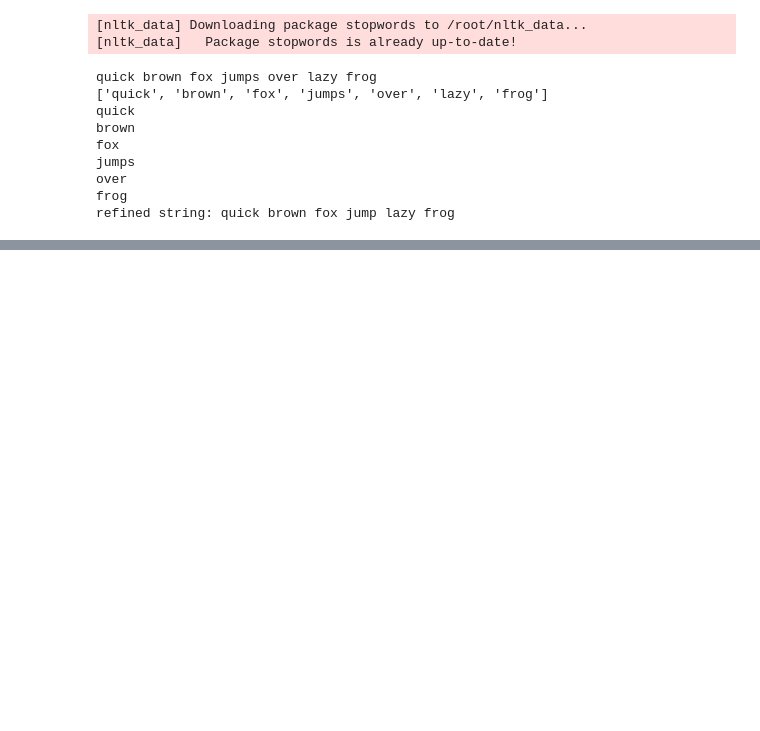
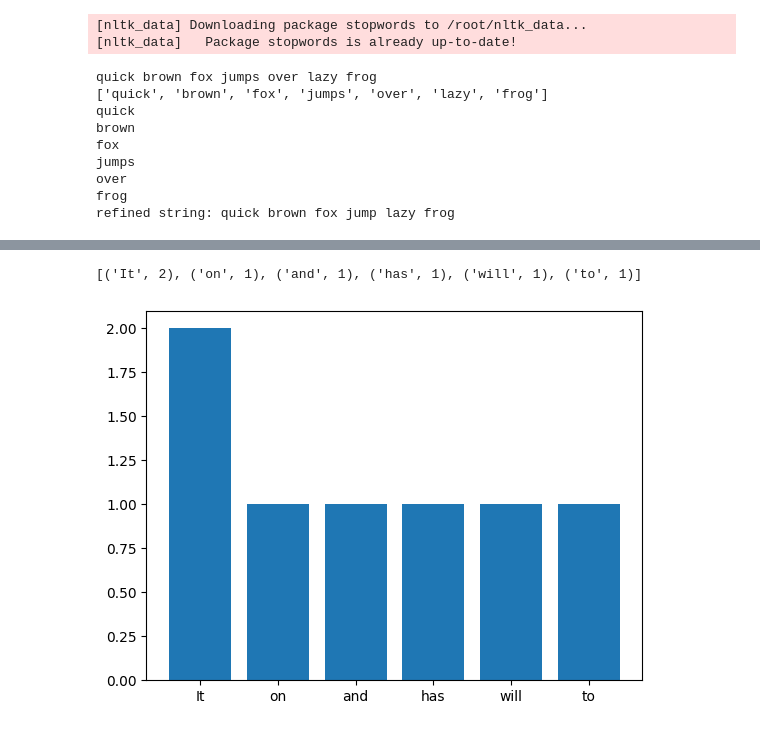
Before and after one commit to vvtrip/NLP_DL_Course, a Jupyter notebook: 3 - Assignment_3.ipynb, the cells around one changed output, grey strips where cells are left out. Drawn from its saved outputs; the diff is of its cells as text; code cells hidden in the pictures; blank space fills up the shorter version.

```diff
--- a/3 - Assignment_3.ipynb
+++ b/3 - Assignment_3.ipynb
@@ -199,0 +217,3 @@ refined string: quick brown fox jump lazy frog
+# %%
+#Inputting string from user
+inputted_string=input()
@@ -199,0 +280,24 @@ refined string: quick brown fox jump lazy frog
+# %%
+#Count frequency of each stop word present in a string using the above function
+english_stopwords=stopwords.words('english')
+stopwords_in_string=[]
+tokens=nltk.tokenize.word_tokenize(inputted_string)
+for each in tokens:
+    if each.lower() in english_stopwords:
+        stopwords_in_string.append(each)
+stopwords_in_string=list(set(stopwords_in_string))
+
+count_of_stopwords=map(lambda x:inputted_string.count(x),stopwords_in_string)
+k = list(zip(stopwords_in_string,count_of_stopwords))
+print(k)
+# %% [output]
+[('It', 2), ('on', 1), ('and', 1), ('has', 1), ('will', 1), ('to', 1)]
+# %%
+xx = [i[1]for i in k]
+#Plot a bar graph depicting stop words and their frequencies
+import matplotlib.pyplot as plt
+plt.bar(range(len(stopwords_in_string)),xx)
+plt.xticks(range(len(stopwords_in_string)),stopwords_in_string)
+plt.show()
+# %% [output]
+[figure, added]
```
Also changed, not shown: parts of 16 cells of this notebook.
